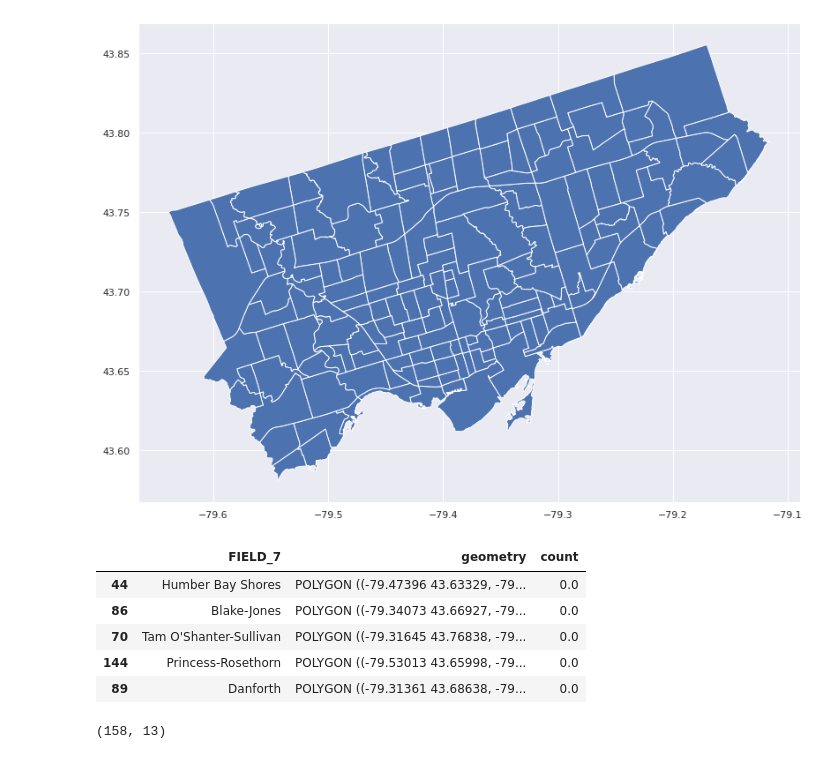
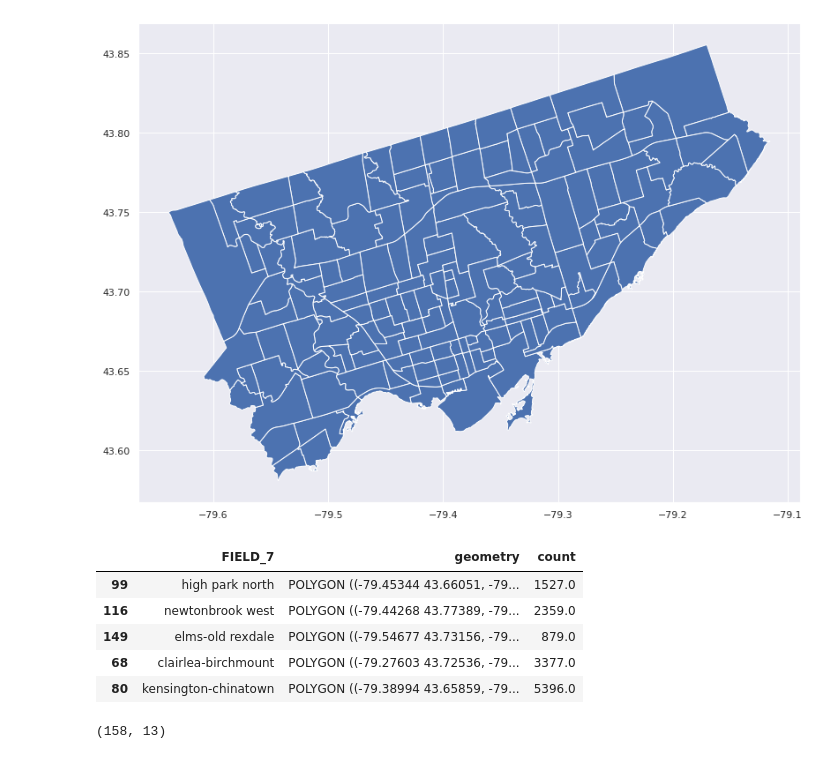
Before and after one commit to sanoliv/SCS_3253_061-Machine-Learning, a Jupyter notebook: Toronto_Police_Major_Crime_Indicators_MCI.ipynb, the cells around one changed output. Cells and saved outputs as stored; diff of their text form; code cells hidden in the pictures.

```diff
--- a/Toronto_Police_Major_Crime_Indicators_MCI.ipynb
+++ b/Toronto_Police_Major_Crime_Indicators_MCI.ipynb
@@ -810,17 +816,18 @@ plt.show()
 # %% [output]
 [figure]
 # %%
+regions['FIELD_7'] = regions['FIELD_7'].str.lower()
 merged = regions.set_index('FIELD_7').join(dataByNeighbourhood.set_index('Neighbourhood'))
 merged = merged.reset_index()
 merged = merged.fillna(0)
 merged[['FIELD_7', 'geometry', 'count']].sample(5)
 # %% [output]
 |  | FIELD_7 | geometry | count |
-| 44 | Humber Bay Shores | POLYGON ((-79.47396 43.63329, -79... | 0.0 |
-| 86 | Blake-Jones | POLYGON ((-79.34073 43.66927, -79... | 0.0 |
-| 70 | Tam O'Shanter-Sullivan | POLYGON ((-79.31645 43.76838, -79... | 0.0 |
-| 144 | Princess-Rosethorn | POLYGON ((-79.53013 43.65998, -79... | 0.0 |
-| 89 | Danforth | POLYGON ((-79.31361 43.68638, -79... | 0.0 |
+| 99 | high park north | POLYGON ((-79.45344 43.66051, -79... | 1527.0 |
+| 116 | newtonbrook west | POLYGON ((-79.44268 43.77389, -79... | 2359.0 |
+| 149 | elms-old rexdale | POLYGON ((-79.54677 43.73156, -79... | 879.0 |
+| 68 | clairlea-birchmount | POLYGON ((-79.27603 43.72536, -79... | 3377.0 |
+| 80 | kensington-chinatown | POLYGON ((-79.38994 43.65859, -79... | 5396.0 |
 # %%
 merged.shape
 # %% [output]
```
Also changed, not shown: parts of 25 cells of this notebook.
